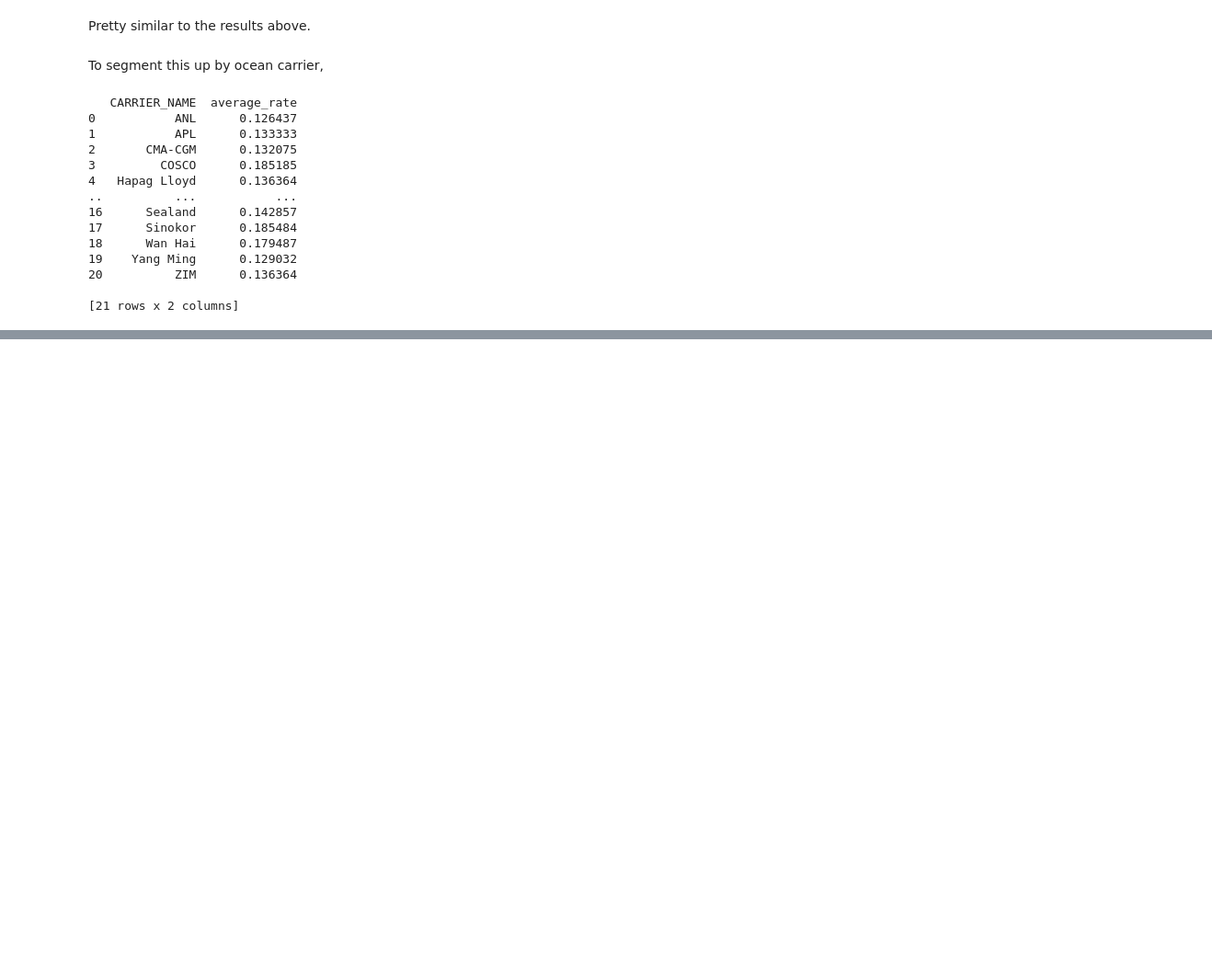
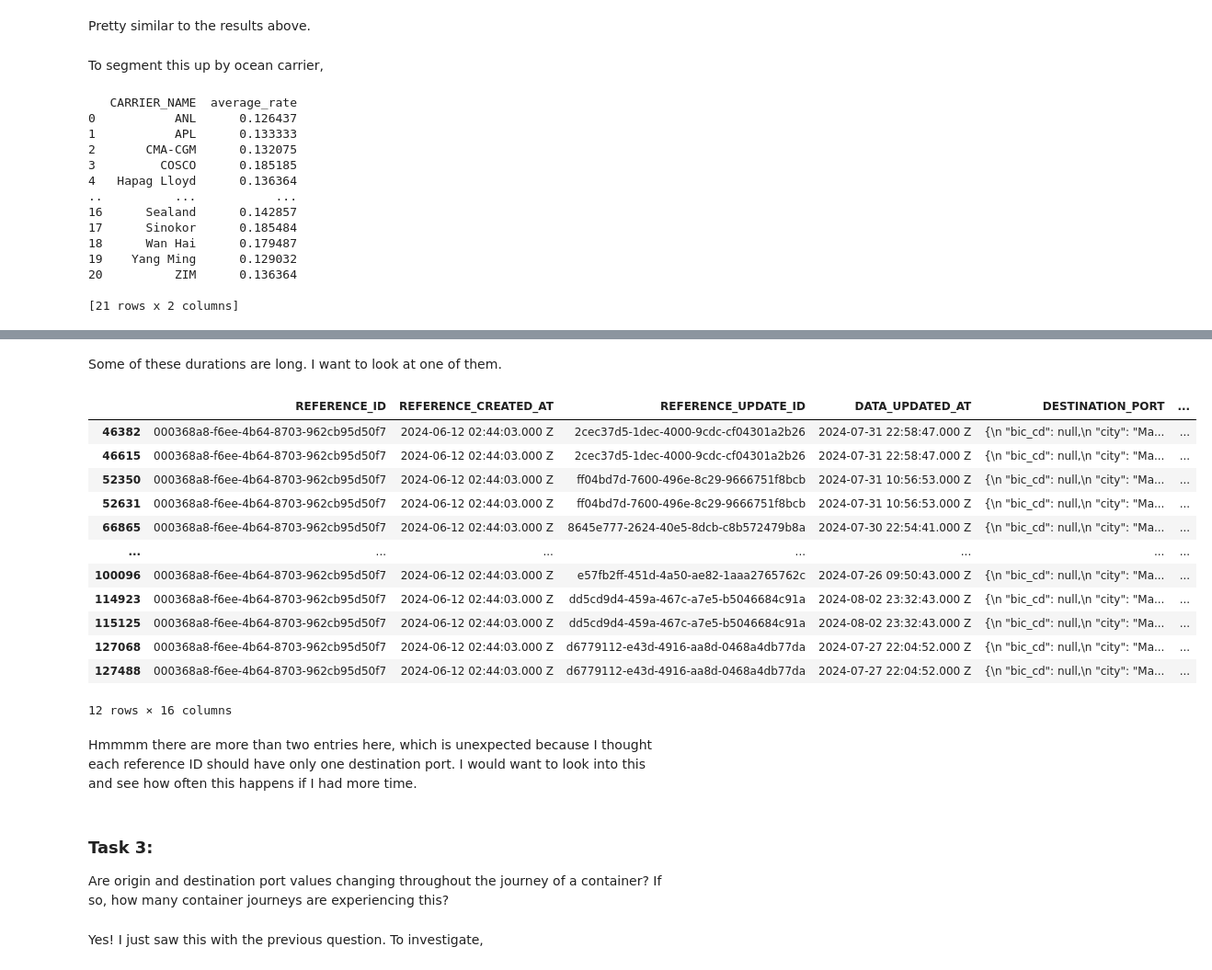
Before and after one commit to beckynevin/ShipIt, a Jupyter notebook: ExploreData.ipynb, the cells around one changed output, grey strips where cells are left out. Shown: that part at 92% size. Drawn from its saved outputs; the diff is of its cells as text; code cells hidden in the pictures; blank space fills up the shorter version.

Commit message:
completed task 2

```diff
--- a/ExploreData.ipynb
+++ b/ExploreData.ipynb
@@ -301,0 +308,14 @@ print(average_rates)
+# %%
+discharged_ids = df[df['EVENT_DESCRIPTION'] == 'Discharged from vessel at destination port']['REFERENCE_ID'].unique()
+gate_out_ids = df[df['EVENT_DESCRIPTION'] == 'Gate out from destination port']['REFERENCE_ID'].unique()
+valid_reference_ids = set(discharged_ids).intersection(gate_out_ids)
+filtered_df = df[df['REFERENCE_ID'].isin(valid_reference_ids) & df['PLANNED'] == False]
+events = ['Discharged from vessel at destination port',
+               'Gate out from destination port']
+filtered_df_dwell = filtered_df[filtered_df['EVENT_DESCRIPTION'].isin(events)]
+event_pivot = filtered_df_dwell.pivot_table(index='REFERENCE_ID', columns='EVENT_DESCRIPTION', aggfunc='size', fill_value=0)
+valid_reference_ids = event_pivot[(event_pivot[events[0]] > 0) & (event_pivot[events[1]] > 0)].index
+filtered_df_dwell = filtered_df_dwell[filtered_df_dwell['REFERENCE_ID'].isin(valid_reference_ids)]
+
+print(filtered_df_dwell[['REFERENCE_ID', 'EVENT_DESCRIPTION', 'EVENT_TIMESTAMP']])
+print(filtered_df_dwell[['REFERENCE_ID', 'EVENT_DESCRIPTION', 'EVENT_TIMESTAMP']].dtypes)
@@ -301,0 +342,7 @@ print(average_rates)
+# %%
+filtered_df_dwell['EVENT_TIMESTAMP'] = pd.to_datetime(filtered_df_dwell['EVENT_TIMESTAMP'])
+grouped_df = filtered_df_dwell.groupby('REFERENCE_ID').agg(
+    event_duration=('EVENT_TIMESTAMP', lambda x: x.max() - x.min())
+).reset_index()
+grouped_df = grouped_df.rename(columns={'event_duration': 'duration'})
+print(grouped_df)
@@ -301,0 +364,26 @@ print(average_rates)
+# %% [markdown]
+Some of these durations are long. I want to look at one of them.
+# %%
+filtered_df_dwell[filtered_df_dwell['REFERENCE_ID'] == '000368a8-f6ee-4b64-8703-962cb95d50f7']
+# %% [output]
+|  | REFERENCE_ID | REFERENCE_CREATED_AT | REFERENCE_UPDATE_ID | DATA_UPDATED_AT | DESTINATION_PORT | ... |
+| 46382 | 000368a8-f6ee-4b64-8703-962cb95d50f7 | 2024-06-12 02:44:03.000 Z | 2cec37d5-1dec-4000-9cdc-cf04301a2b26 | 2024-07-31 22:58:47.000 Z | {\n "bic_cd": null,\n "city": "Ma... | ... |
+| 46615 | 000368a8-f6ee-4b64-8703-962cb95d50f7 | 2024-06-12 02:44:03.000 Z | 2cec37d5-1dec-4000-9cdc-cf04301a2b26 | 2024-07-31 22:58:47.000 Z | {\n "bic_cd": null,\n "city": "Ma... | ... |
+| 52350 | 000368a8-f6ee-4b64-8703-962cb95d50f7 | 2024-06-12 02:44:03.000 Z | ff04bd7d-7600-496e-8c29-9666751f8bcb | 2024-07-31 10:56:53.000 Z | {\n "bic_cd": null,\n "city": "Ma... | ... |
+| 52631 | 000368a8-f6ee-4b64-8703-962cb95d50f7 | 2024-06-12 02:44:03.000 Z | ff04bd7d-7600-496e-8c29-9666751f8bcb | 2024-07-31 10:56:53.000 Z | {\n "bic_cd": null,\n "city": "Ma... | ... |
+| 66865 | 000368a8-f6ee-4b64-8703-962cb95d50f7 | 2024-06-12 02:44:03.000 Z | 8645e777-2624-40e5-8dcb-c8b572479b8a | 2024-07-30 22:54:41.000 Z | {\n "bic_cd": null,\n "city": "Ma... | ... |
+| ... | ... | ... | ... | ... | ... | ... |
+| 100096 | 000368a8-f6ee-4b64-8703-962cb95d50f7 | 2024-06-12 02:44:03.000 Z | e57fb2ff-451d-4a50-ae82-1aaa2765762c | 2024-07-26 09:50:43.000 Z | {\n "bic_cd": null,\n "city": "Ma... | ... |
+| 114923 | 000368a8-f6ee-4b64-8703-962cb95d50f7 | 2024-06-12 02:44:03.000 Z | dd5cd9d4-459a-467c-a7e5-b5046684c91a | 2024-08-02 23:32:43.000 Z | {\n "bic_cd": null,\n "city": "Ma... | ... |
+| 115125 | 000368a8-f6ee-4b64-8703-962cb95d50f7 | 2024-06-12 02:44:03.000 Z | dd5cd9d4-459a-467c-a7e5-b5046684c91a | 2024-08-02 23:32:43.000 Z | {\n "bic_cd": null,\n "city": "Ma... | ... |
+| 127068 | 000368a8-f6ee-4b64-8703-962cb95d50f7 | 2024-06-12 02:44:03.000 Z | d6779112-e43d-4916-aa8d-0468a4db77da | 2024-07-27 22:04:52.000 Z | {\n "bic_cd": null,\n "city": "Ma... | ... |
+| 127488 | 000368a8-f6ee-4b64-8703-962cb95d50f7 | 2024-06-12 02:44:03.000 Z | d6779112-e43d-4916-aa8d-0468a4db77da | 2024-07-27 22:04:52.000 Z | {\n "bic_cd": null,\n "city": "Ma... | ... |
+12 rows × 16 columns
+# %% [markdown]
+Hmmmm there are more than two entries here, which is unexpected because I thought each reference ID should have only one destination port. I would want to look into this and see how often this happens if I had more time.
+# %% [markdown]
+### Task 3:
+
+Are origin and destination port values changing throughout the journey of a container? If so, how many container journeys are experiencing this?
+# %% [markdown]
+Yes! I just saw this with the previous question. To investigate,
```
Also changed, not shown: parts of 5 cells of this notebook.
